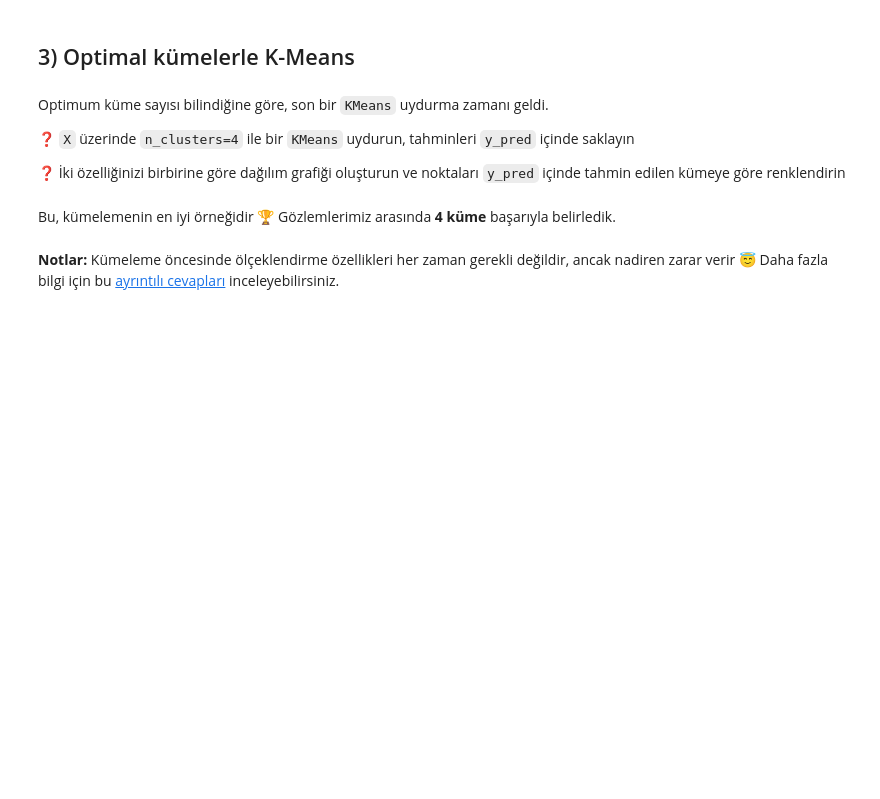
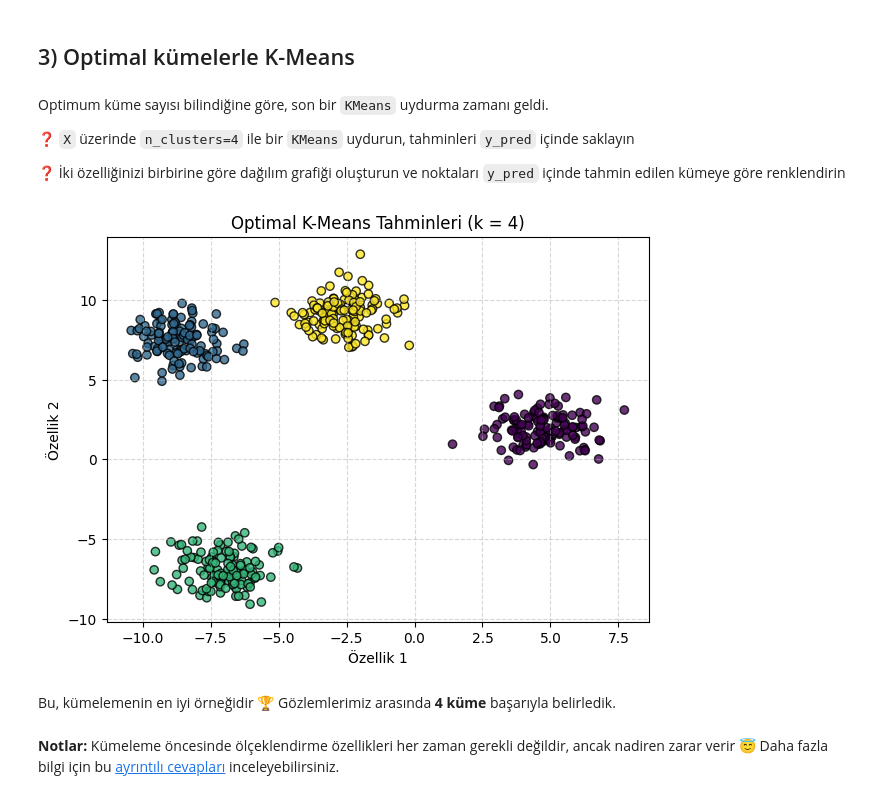
Before and after one commit to ozge-karadeniiz/S17D3-S-data-image-compressor, a Jupyter notebook: warmup_k_means.ipynb, the cells around one changed output. Cells and saved outputs as stored; diff of their text form; code cells hidden in the pictures; blank space fills up the shorter version.

```diff
--- a/warmup_k_means.ipynb
+++ b/warmup_k_means.ipynb
@@ -179,3 +192,18 @@ Optimum küme sayısı bilindiğine göre, son bir `KMeans` uydurma zamanı geld
+# %%
+# 1. Optimal küme sayısı (k=4) ile KMeans fit edip tahminleri alalım
+kmeans_4 = KMeans(n_clusters=4, random_state=random_state)
+y_pred = kmeans_4.fit_predict(X)
+
+# 2. Tahmin edilen 4 kümeyi çizdirelim
+plt.figure(figsize=(7, 5))
+plt.scatter(X[:, 0], X[:, 1], c=y_pred, cmap='viridis', edgecolor='k', alpha=0.8)
+plt.title("Optimal K-Means Tahminleri (k = 4)", fontsize=12)
+plt.xlabel("Özellik 1", fontsize=10)
+plt.ylabel("Özellik 2", fontsize=10)
+plt.grid(True, linestyle='--', alpha=0.5)
+plt.show()
+# %% [output]
+[figure, added]
 # %% [markdown]
 Bu, kümelemenin en iyi örneğidir 🏆
 Gözlemlerimiz arasında **4 küme** başarıyla belirledik.
```
Also changed, not shown: parts of 7 cells of this notebook.
